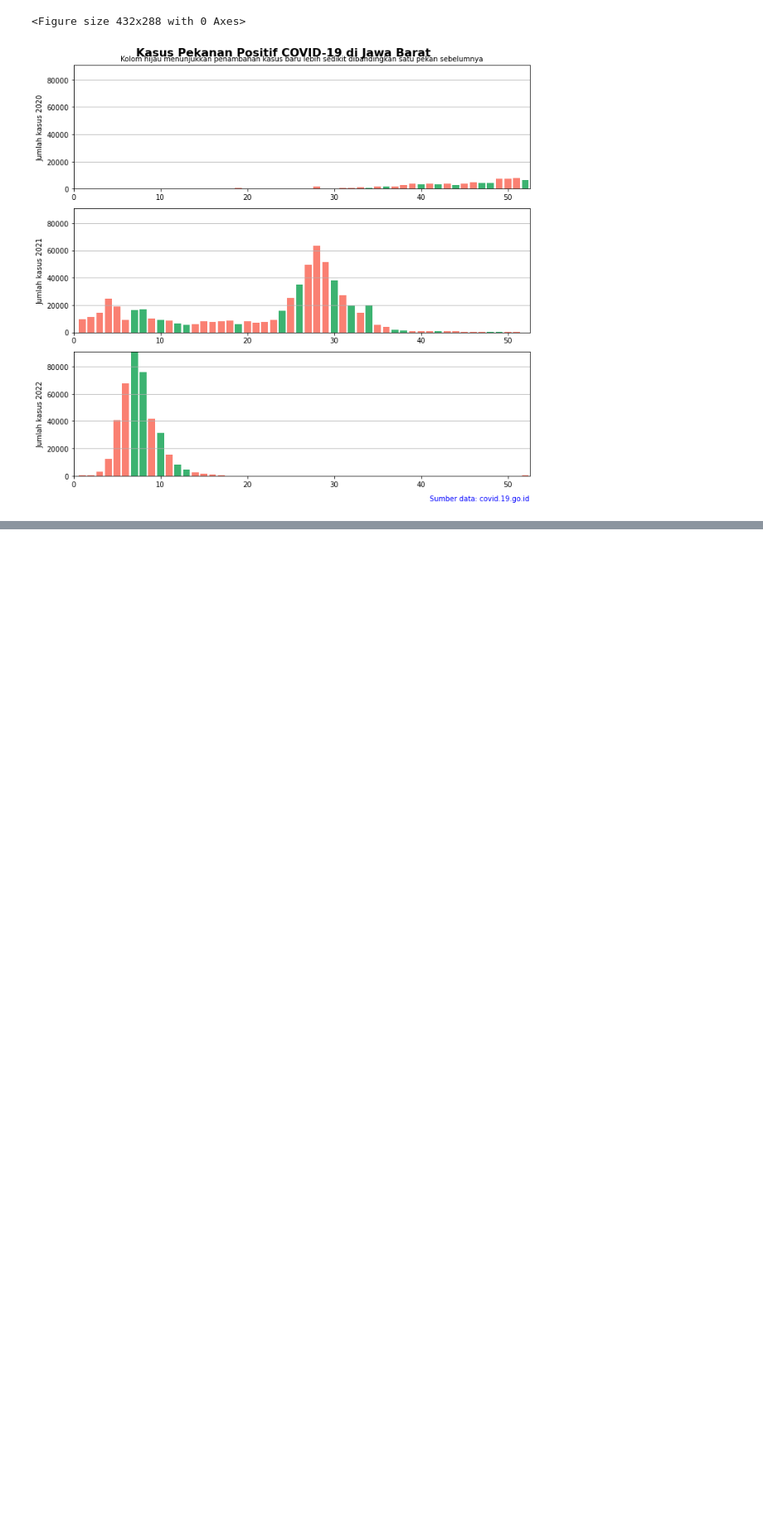
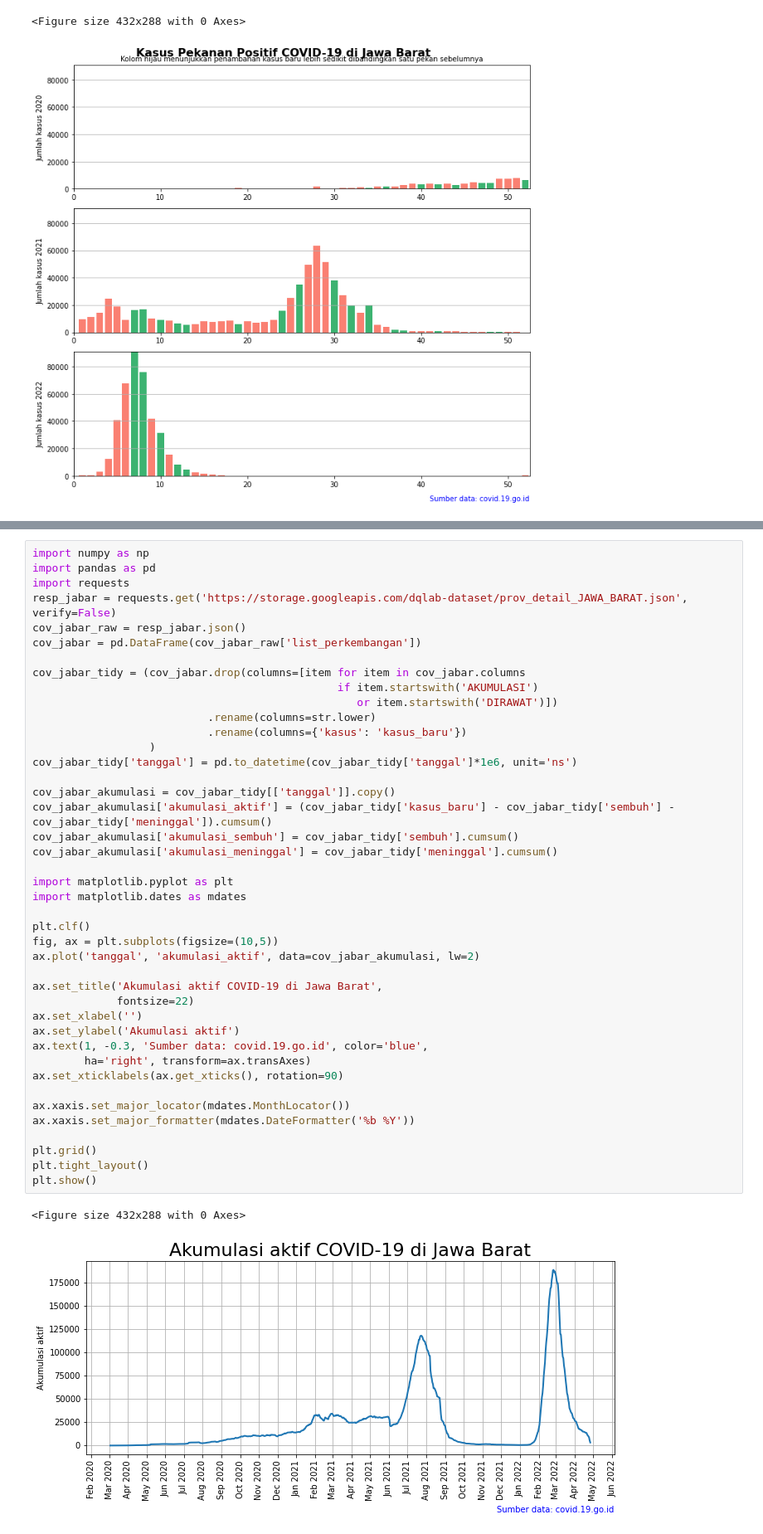
Before and after one commit to hafifsyah-rifaldi/DataAnalyst-DQL, a Jupyter notebook: 9. Eksplorasi dan Analisis Data COVID-19 Indonesia using Python/4. Menggali Lebih Dalam/Praktek.ipynb, the cells around one changed output, grey strips where cells are left out. Shown at 83% size. Drawn from its saved outputs; the diff is of its cells as text; blank space fills up the shorter version.

```diff
--- a/9. Eksplorasi dan Analisis Data COVID-19 Indonesia using Python/4. Menggali Lebih Dalam/Praktek.ipynb
+++ b/9. Eksplorasi dan Analisis Data COVID-19 Indonesia using Python/4. Menggali Lebih Dalam/Praktek.ipynb
@@ -193,0 +239,45 @@ Deprecated in NumPy 1.20; for more details and guidance: https://numpy.org/devdo
+# %%
+import numpy as np
+import pandas as pd
+import requests
+resp_jabar = requests.get('https://storage.googleapis.com/dqlab-dataset/prov_detail_JAWA_BARAT.json', verify=False)
+cov_jabar_raw = resp_jabar.json()
+cov_jabar = pd.DataFrame(cov_jabar_raw['list_perkembangan'])
+
+cov_jabar_tidy = (cov_jabar.drop(columns=[item for item in cov_jabar.columns
+                                               if item.startswith('AKUMULASI')
+                                                  or item.startswith('DIRAWAT')])
+                           .rename(columns=str.lower)
+                           .rename(columns={'kasus': 'kasus_baru'})
+                  )
+cov_jabar_tidy['tanggal'] = pd.to_datetime(cov_jabar_tidy['tanggal']*1e6, unit='ns')
+
+cov_jabar_akumulasi = cov_jabar_tidy[['tanggal']].copy()
+cov_jabar_akumulasi['akumulasi_aktif'] = (cov_jabar_tidy['kasus_baru'] - cov_jabar_tidy['sembuh'] - cov_jabar_tidy['meninggal']).cumsum()
+cov_jabar_akumulasi['akumulasi_sembuh'] = cov_jabar_tidy['sembuh'].cumsum()
+cov_jabar_akumulasi['akumulasi_meninggal'] = cov_jabar_tidy['meninggal'].cumsum()
+
+import matplotlib.pyplot as plt
+import matplotlib.dates as mdates
+
+plt.clf()
+fig, ax = plt.subplots(figsize=(10,5))
+ax.plot('tanggal', 'akumulasi_aktif', data=cov_jabar_akumulasi, lw=2)
+
+ax.set_title('Akumulasi aktif COVID-19 di Jawa Barat',
+             fontsize=22)
+ax.set_xlabel('')
+ax.set_ylabel('Akumulasi aktif')
+ax.text(1, -0.3, 'Sumber data: covid.19.go.id', color='blue',
+        ha='right', transform=ax.transAxes)
+ax.set_xticklabels(ax.get_xticks(), rotation=90)
+
+ax.xaxis.set_major_locator(mdates.MonthLocator())
+ax.xaxis.set_major_formatter(mdates.DateFormatter('%b %Y'))
+
+plt.grid()
+plt.tight_layout()
+plt.show()
+# %% [output]
+<Figure size 432x288 with 0 Axes>
+[figure, added]
```
Also changed, not shown: parts of 8 cells of this notebook.
